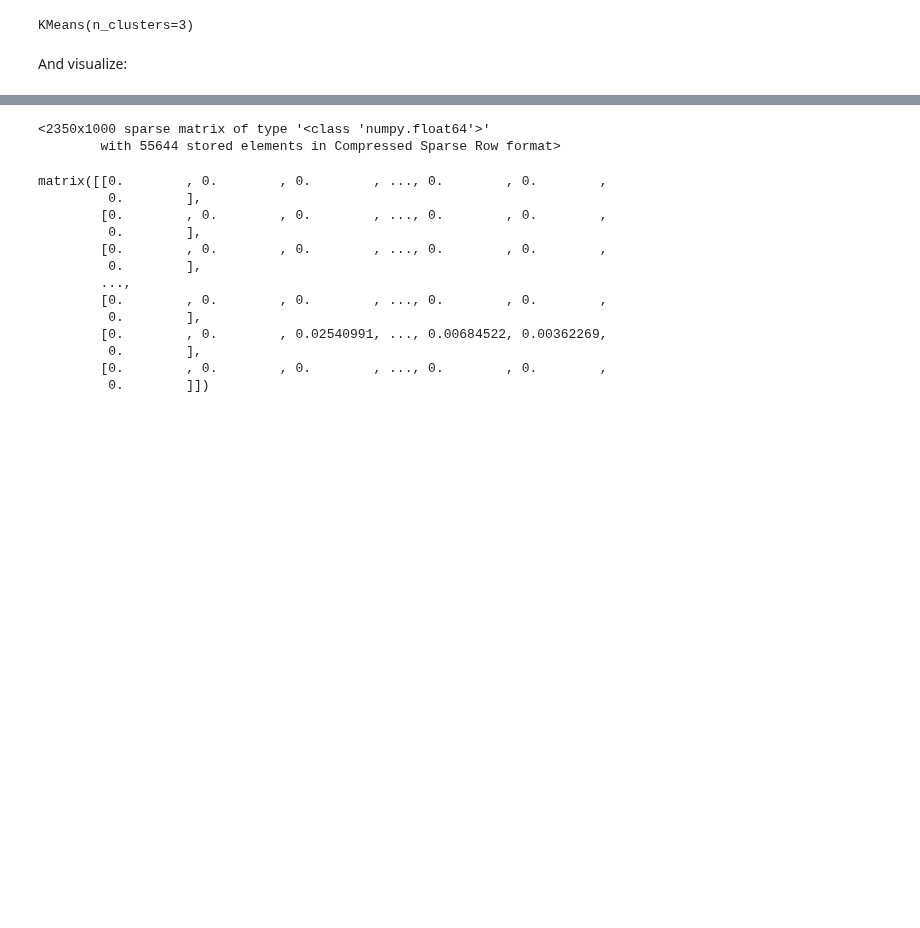
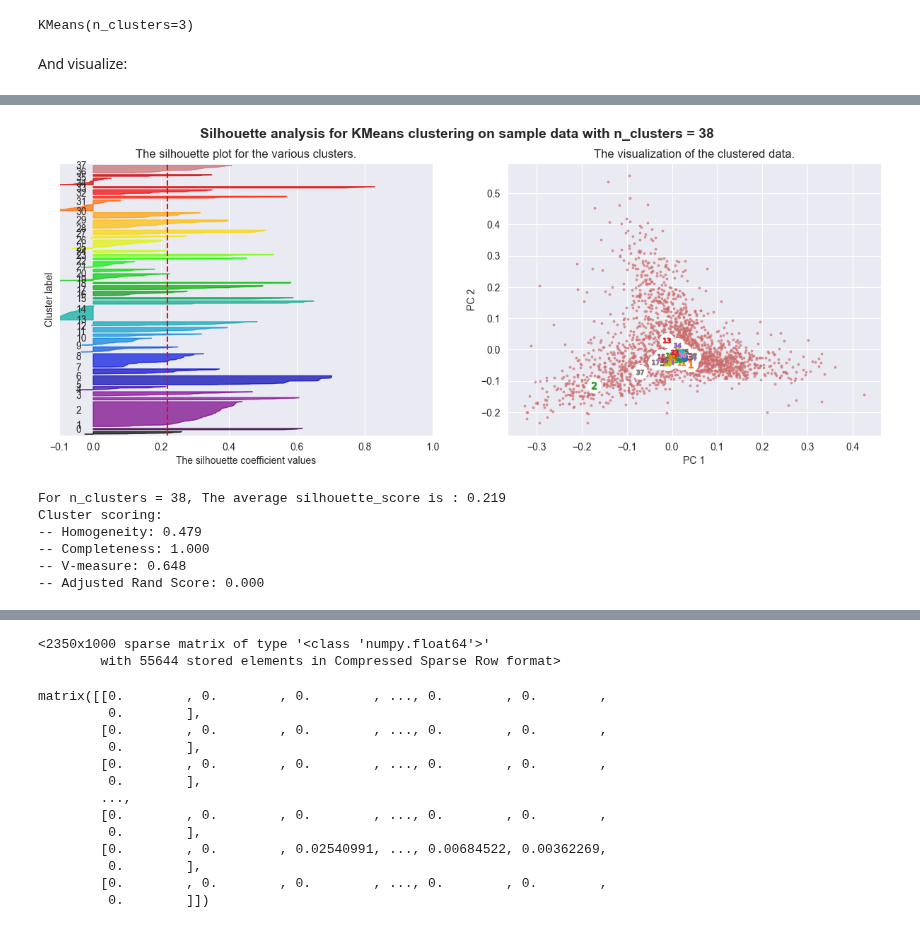
Before and after one commit to michplunkett/computational-content-analysis, a Jupyter notebook: 3_Topic_Modeling_and_Clustering.ipynb, the cells around one changed output, grey strips where cells are left out. Cells and saved outputs as stored; diff of their text form; code cells hidden in the pictures; blank space fills up the shorter version.

```diff
--- a/3_Topic_Modeling_and_Clustering.ipynb
+++ b/3_Topic_Modeling_and_Clustering.ipynb
@@ -739,4 +748,17 @@ targetDF
 999 rows × 8 columns
+# %%
+def cluster_scoring(df_column, labels):
+    print("Cluster scoring:")
+    print(
+        f"-- Homogeneity: {sklearn.metrics.homogeneity_score(df_column, labels):0.3f}"
+    )
+    print(
+        f"-- Completeness: {sklearn.metrics.completeness_score(df_column, labels):0.3f}"
+    )
+    print(f"-- V-measure: {sklearn.metrics.v_measure_score(df_column, labels):0.3f}")
+    print(
+        f"-- Adjusted Rand Score: {sklearn.metrics.adjusted_rand_score(df_column, labels):0.3f}"
+    )
 # %% [markdown]
 ## <font color="red">*Exercise 1*</font>
 
@@ -743,0 +771,4 @@ targetDF
+# %%
+# Import abortion related legislation CSV.
+abortion_legislation_df = pd.read_csv("data/congress_legislation_cleaned.csv")
+abortion_legislation_df[:5]
@@ -743,0 +819,17 @@ targetDF
+# %%
+# Apply the Tf-idf filter to our text and take a look at the results.
+# This is being used to remove stop words and words that are entirely too
+# ubiquitous to be meaningful in the text.
+# I am configuring this vectorizer so that a word cannot show up in more than
+# half the documents, must show up at least 3x, and the model can only have a
+# maximum of 1000 features.
+tfidf_vectorizer = sklearn.feature_extraction.text.TfidfVectorizer(
+    max_df=0.5, max_features=1000, min_df=3, stop_words="english", norm="l2"
+)
+# Train vectorizer.
+al_tfidf_vectors = tfidf_vectorizer.fit_transform(
+    abortion_legislation_df["cleaned_text"]
+)
+print(
+    f"Here's a sample of keys in the tf-idf vectorizer: {list(tfidf_vectorizer.vocabulary_.keys())[:10]}"
+)
@@ -743,0 +900,19 @@ targetDF
+# %%
+# Based on the output of the above cell, 38 appears to be the optimal
+# amount of clusters as it reaches the highest average silhouette score
+# of our samples.
+optimal_clusters = 38
+optimal_legislation_km = sklearn.cluster.KMeans(
+    n_clusters=optimal_clusters, init="k-means++"
+)
+optimal_legislation_km.fit(al_tfidf_vectors.toarray())
+plotSilhouette(optimal_clusters, al_tfidf_vectors.toarray())
+cluster_scoring(abortion_legislation_df["cleaned_text"], optimal_legislation_km.labels_)
+# %% [output]
+[figure, added]
+For n_clusters = 38, The average silhouette_score is : 0.219
+Cluster scoring:
+-- Homogeneity: 0.479
+-- Completeness: 1.000
+-- V-measure: 0.648
+-- Adjusted Rand Score: 0.000
```
Also changed, not shown: parts of 97 cells of this notebook.
